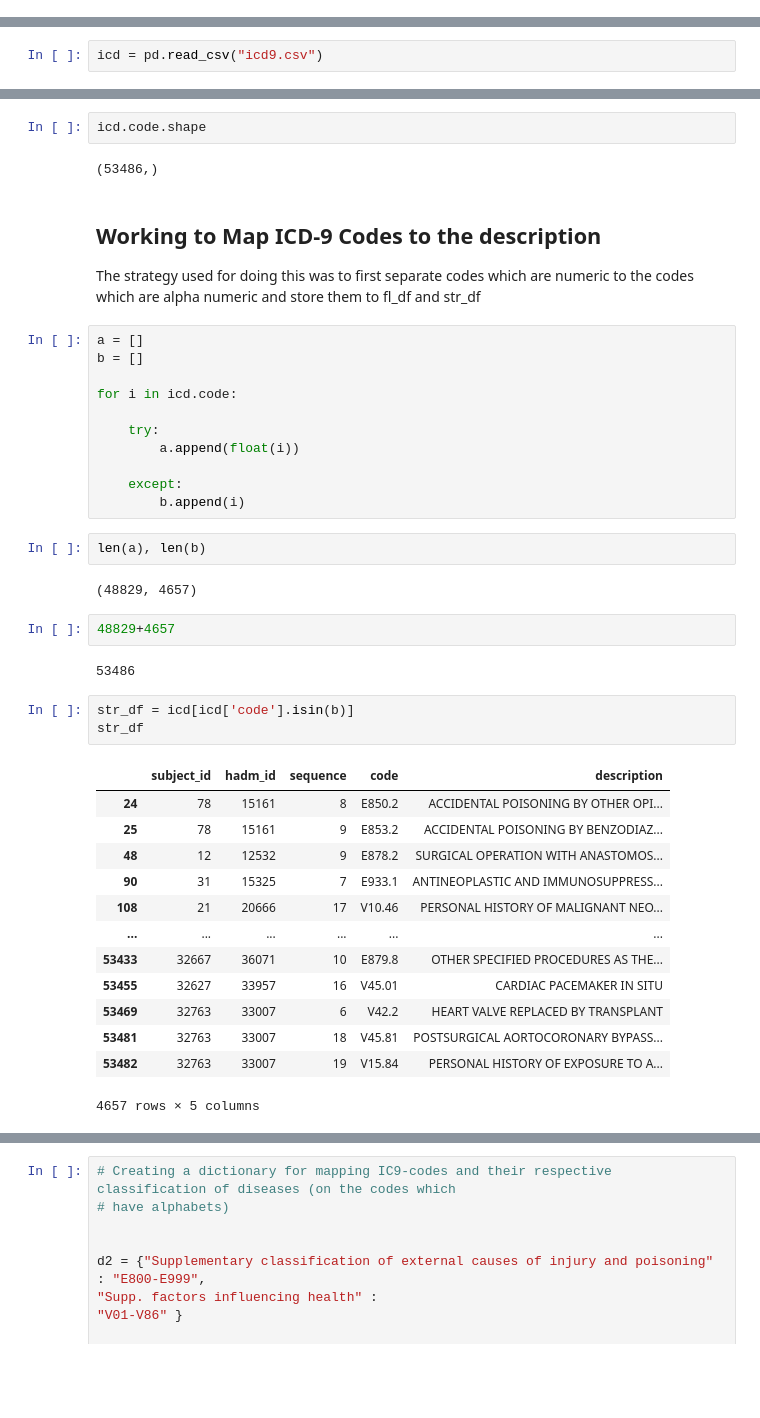
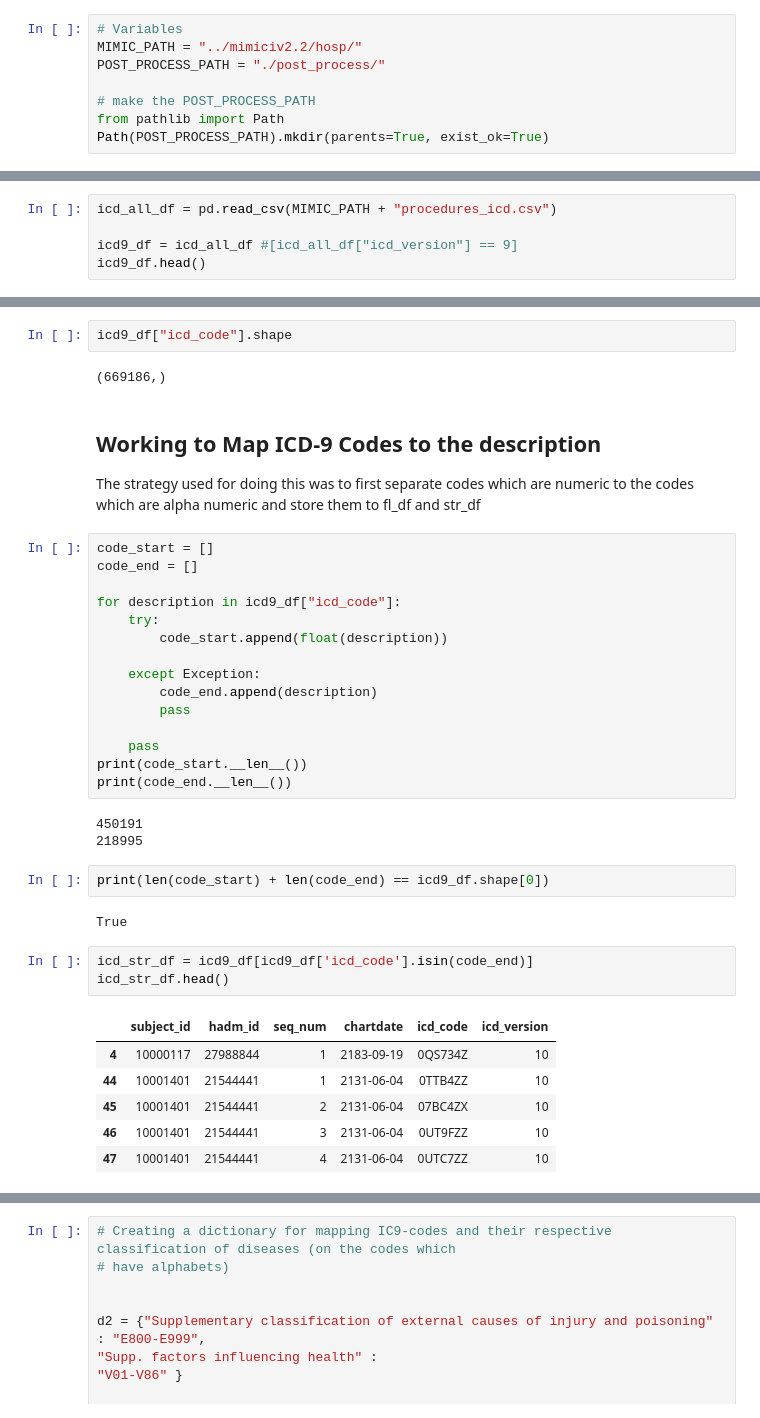
Before and after one commit to BuiHoangTu/Disease_Prediction_MIMIC_II, a Jupyter notebook: 03_icd9-Updated.ipynb, the cells around one changed output, grey strips where cells are left out. Cells and saved outputs as stored; diff of their text form; blank space fills up the shorter version.

```diff
--- a/03_icd9-Updated.ipynb
+++ b/03_icd9-Updated.ipynb
@@ -7,0 +6,8 @@ import seaborn as sns
+# %%
+# Variables
+MIMIC_PATH = "../mimiciv2.2/hosp/"
+POST_PROCESS_PATH = "./post_process/"
+
+# make the POST_PROCESS_PATH
+from pathlib import Path
+Path(POST_PROCESS_PATH).mkdir(parents=True, exist_ok=True)
@@ -8,2 +16,5 @@ import seaborn as sns
 # %%
-icd = pd.read_csv("icd9.csv")
+icd_all_df = pd.read_csv(MIMIC_PATH + "procedures_icd.csv")
+
+icd9_df = icd_all_df #[icd_all_df["icd_version"] == 9]
+icd9_df.head()
@@ -30,45 +31,41 @@ icd.description.nunique()
 # %%
-icd.code.shape
+icd9_df["icd_code"].shape
 # %% [output]
-(53486,)
+(669186,)
 # %% [markdown]
 ## Working to Map ICD-9 Codes to the description
 
 The strategy used for doing this was to first separate codes which are numeric to the codes which are alpha numeric and store them to fl_df and str_df
 # %%
-a = []
-b = []
+code_start = []
+code_end = []
 
-for i in icd.code:
+for description in icd9_df["icd_code"]:
+    try:
+        code_start.append(float(description))
 
-    try:
-        a.append(float(i))
+    except Exception:
+        code_end.append(description)
+        pass
 
-    except:
-        b.append(i)
+    pass
+print(code_start.__len__())
+print(code_end.__len__())
+# %% [output]
+450191
+218995
 # %%
-len(a), len(b)
+print(len(code_start) + len(code_end) == icd9_df.shape[0])
 # %% [output]
-(48829, 4657)
+True
-# %%
-48829+4657
-# %% [output]
-53486
 # %%
-str_df = icd[icd['code'].isin(b)]
-str_df
+icd_str_df = icd9_df[icd9_df['icd_code'].isin(code_end)]
+icd_str_df.head()
 # %% [output]
-|  | subject_id | hadm_id | sequence | code | description |
-| 24 | 78 | 15161 | 8 | E850.2 | ACCIDENTAL POISONING BY OTHER OPI... |
-| 25 | 78 | 15161 | 9 | E853.2 | ACCIDENTAL POISONING BY BENZODIAZ... |
-| 48 | 12 | 12532 | 9 | E878.2 | SURGICAL OPERATION WITH ANASTOMOS... |
-| 90 | 31 | 15325 | 7 | E933.1 | ANTINEOPLASTIC AND IMMUNOSUPPRESS... |
-| 108 | 21 | 20666 | 17 | V10.46 | PERSONAL HISTORY OF MALIGNANT NEO... |
-| ... | ... | ... | ... | ... | ... |
-| 53433 | 32667 | 36071 | 10 | E879.8 | OTHER SPECIFIED PROCEDURES AS THE... |
-| 53455 | 32627 | 33957 | 16 | V45.01 | CARDIAC PACEMAKER IN SITU |
-| 53469 | 32763 | 33007 | 6 | V42.2 | HEART VALVE REPLACED BY TRANSPLANT |
-| 53481 | 32763 | 33007 | 18 | V45.81 | POSTSURGICAL AORTOCORONARY BYPASS... |
-| 53482 | 32763 | 33007 | 19 | V15.84 | PERSONAL HISTORY OF EXPOSURE TO A... |
+|  | subject_id | hadm_id | seq_num | chartdate | icd_code | icd_version |
+| 4 | 10000117 | 27988844 | 1 | 2183-09-19 | 0QS734Z | 10 |
+| 44 | 10001401 | 21544441 | 1 | 2131-06-04 | 0TTB4ZZ | 10 |
+| 45 | 10001401 | 21544441 | 2 | 2131-06-04 | 07BC4ZX | 10 |
+| 46 | 10001401 | 21544441 | 3 | 2131-06-04 | 0UT9FZZ | 10 |
+| 47 | 10001401 | 21544441 | 4 | 2131-06-04 | 0UTC7ZZ | 10 |
-4657 rows × 5 columns
 # %%
```
Also changed, not shown: parts of 38 cells of this notebook.
